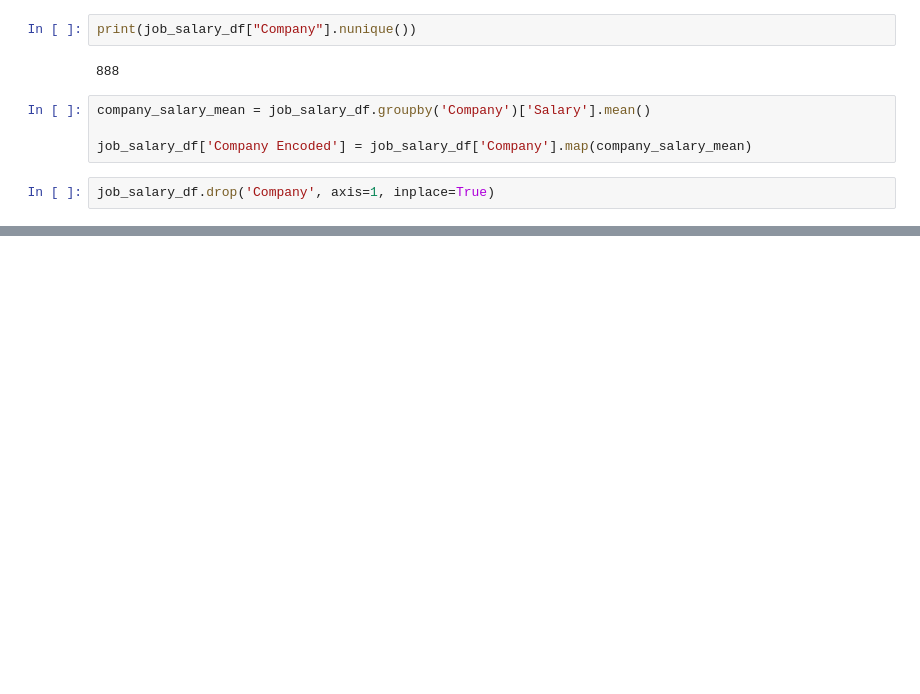
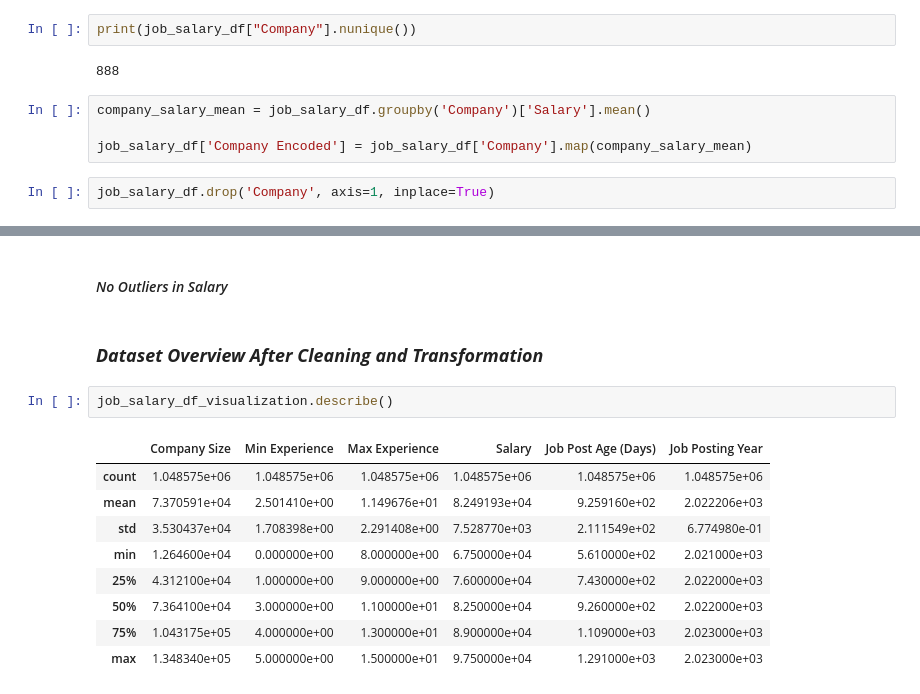
Before and after one commit to Ebio-Raza/Job-Salary-Prediction-Model, a Jupyter notebook: Proj.ipynb, the cells around one changed output, grey strips where cells are left out. Saved outputs shown, nothing was run; the diff lists cells and outputs as text; blank space fills up the shorter version.

```diff
--- a/Proj.ipynb
+++ b/Proj.ipynb
@@ -300 +452,17 @@ job_salary_df.drop(columns=['Job Profile','Job Title','Role'], inplace=True)
+# %% [markdown]
+#### *No Outliers in Salary*
+# %% [markdown]
+### ***Dataset Overview After Cleaning and Transformation***
+# %%
+job_salary_df_visualization.describe()
+# %% [output]
+|  | Company Size | Min Experience | Max Experience | Salary | Job Post Age (Days) | Job Posting Year |
+| count | 1.048575e+06 | 1.048575e+06 | 1.048575e+06 | 1.048575e+06 | 1.048575e+06 | 1.048575e+06 |
+| mean | 7.370591e+04 | 2.501410e+00 | 1.149676e+01 | 8.249193e+04 | 9.259160e+02 | 2.022206e+03 |
+| std | 3.530437e+04 | 1.708398e+00 | 2.291408e+00 | 7.528770e+03 | 2.111549e+02 | 6.774980e-01 |
+| min | 1.264600e+04 | 0.000000e+00 | 8.000000e+00 | 6.750000e+04 | 5.610000e+02 | 2.021000e+03 |
+| 25% | 4.312100e+04 | 1.000000e+00 | 9.000000e+00 | 7.600000e+04 | 7.430000e+02 | 2.022000e+03 |
+| 50% | 7.364100e+04 | 3.000000e+00 | 1.100000e+01 | 8.250000e+04 | 9.260000e+02 | 2.022000e+03 |
+| 75% | 1.043175e+05 | 4.000000e+00 | 1.300000e+01 | 8.900000e+04 | 1.109000e+03 | 2.023000e+03 |
+| max | 1.348340e+05 | 5.000000e+00 | 1.500000e+01 | 9.750000e+04 | 1.291000e+03 | 2.023000e+03 |
 # %%
```
Also changed, not shown: parts of 59 cells of this notebook.
